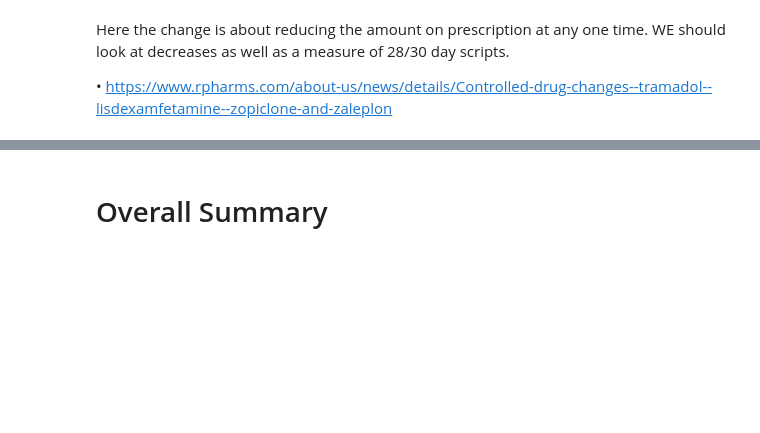
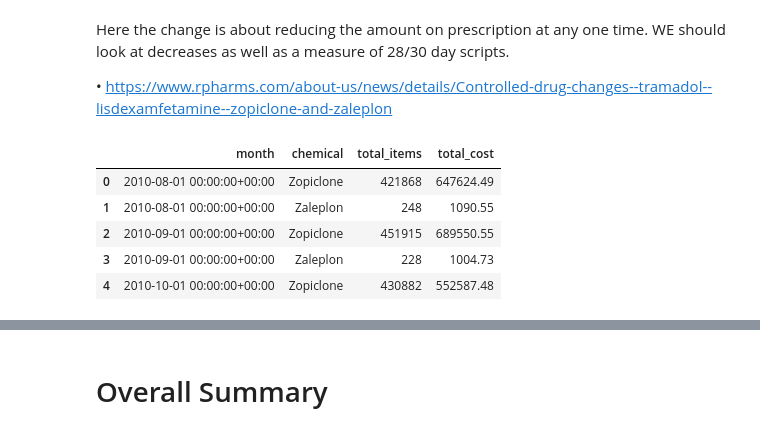
Before and after one commit to ebmdatalab/cd-legislation-notebook, a Jupyter notebook: notebooks/legislative.change.ipynb, the cells around one changed output, grey strips where cells are left out. Saved outputs shown, nothing was run; the diff lists cells and outputs as text; code cells hidden in the pictures; blank space fills up the shorter version.

```diff
--- a/notebooks/legislative.change.ipynb
+++ b/notebooks/legislative.change.ipynb
@@ -149,3 +152,43 @@ plt.ylim(0, 3500000000 )
 Here the change is about reducing the amount on prescription at any one time. WE should look at decreases as well as a measure of 28/30 day scripts.
 
 •	https://www.rpharms.com/about-us/news/details/Controlled-drug-changes--tramadol--lisdexamfetamine--zopiclone-and-zaleplon
+# %%
+sql4 = '''
+WITH
+bnf_tab AS (
+SELECT
+DISTINCT chemical,
+chemical_code
+FROM
+ebmdatalab.hscic.bnf )
+SELECT
+  month,
+  chemical,
+  SUM(items) AS total_items,
+  SUM(actual_cost) AS total_cost
+FROM
+  ebmdatalab.hscic.normalised_prescribing AS rx
+LEFT JOIN
+bnf_tab
+ON
+chemical_code =SUBSTR(rx.bnf_code,1,9)
+WHERE
+ bnf_code LIKE '0401010W0%' OR #zaleplon
+ bnf_code LIKE '0401010Z0%'    #zopiclone
+GROUP BY
+  month,
+  chemical
+ORDER BY
+  month
+'''
+
+df_z_drugs = bq.cached_read(sql4, csv_path=os.path.join('..', 'data', 'df_z_drugs.csv'))
+df_z_drugs['month'] = pd.to_datetime(df_z_drugs['month'])
+df_z_drugs.head(5)
+# %% [output]
+|  | month | chemical | total_items | total_cost |
+| 0 | 2010-08-01 00:00:00+00:00 | Zopiclone | 421868 | 647624.49 |
+| 1 | 2010-08-01 00:00:00+00:00 | Zaleplon | 248 | 1090.55 |
+| 2 | 2010-09-01 00:00:00+00:00 | Zopiclone | 451915 | 689550.55 |
+| 3 | 2010-09-01 00:00:00+00:00 | Zaleplon | 228 | 1004.73 |
+| 4 | 2010-10-01 00:00:00+00:00 | Zopiclone | 430882 | 552587.48 |
```
Also changed, not shown: parts of 9 cells of this notebook, 5 other files.
